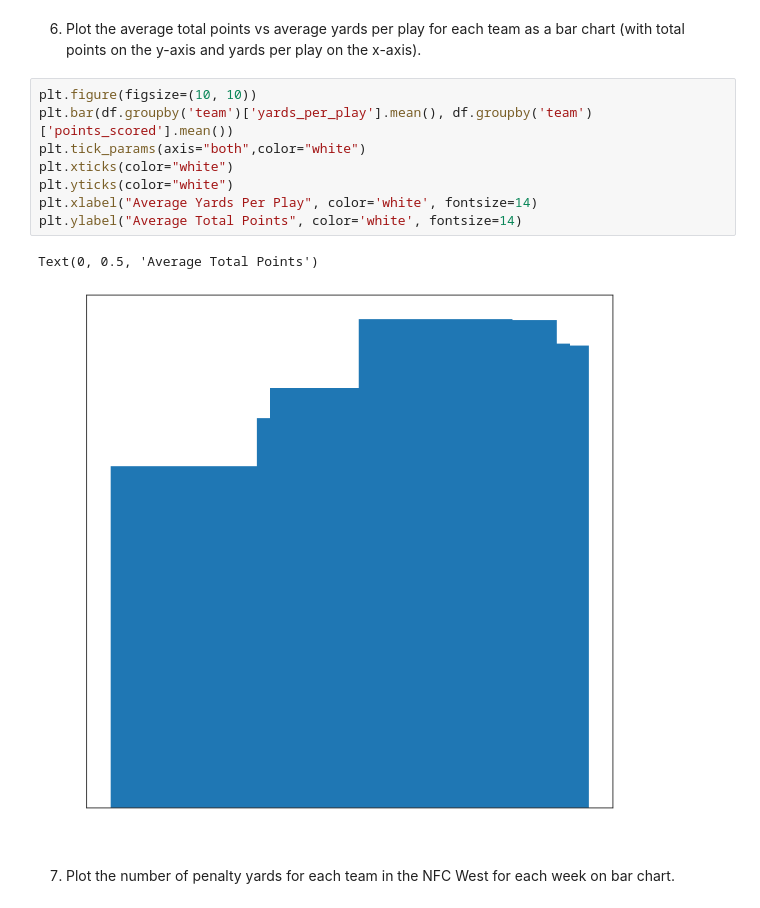
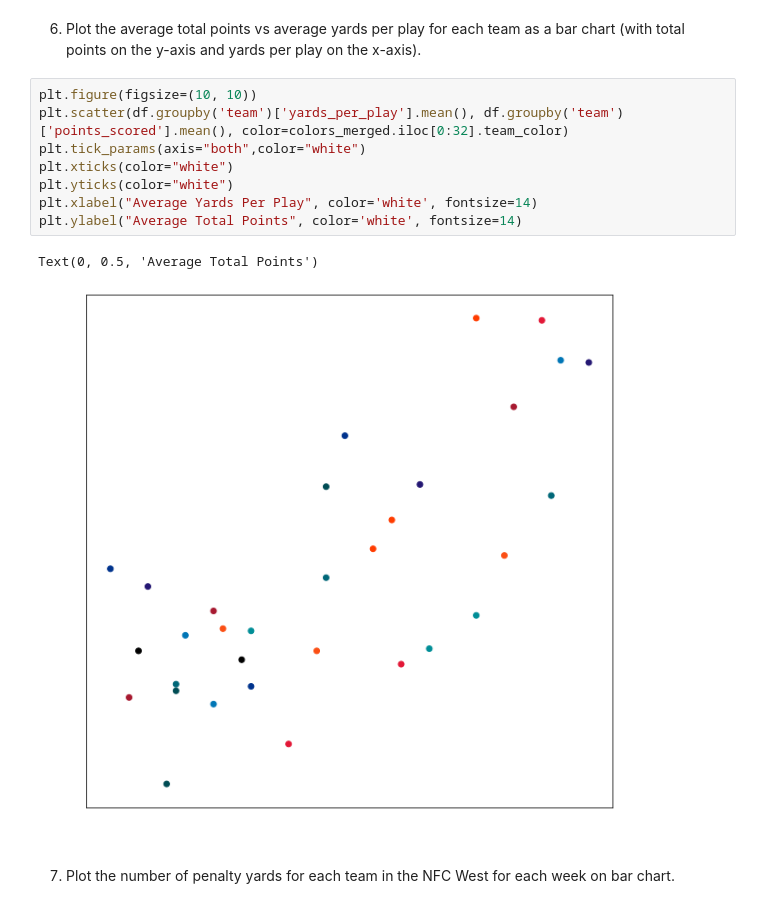
Before and after one commit to ABV-260510649/cis277-fa22-Lab5, a Jupyter notebook: Lab5.ipynb, the cells around one changed output. Saved outputs shown, nothing was run; the diff lists cells and outputs as text.

```diff
--- a/Lab5.ipynb
+++ b/Lab5.ipynb
@@ -164,15 +164,15 @@ plt.legend()
 6. Plot the average total points vs average yards per play for each team as a bar chart (with total points on the y-axis and yards per play on the x-axis).
 # %%
 plt.figure(figsize=(10, 10))
-plt.bar(df.groupby('team')['yards_per_play'].mean(), df.groupby('team')['points_scored'].mean())
+plt.scatter(df.groupby('team')['yards_per_play'].mean(), df.groupby('team')['points_scored'].mean(), color=colors_merged.iloc[0:32].team_color)
 plt.tick_params(axis="both",color="white")
 plt.xticks(color="white")
 plt.yticks(color="white")
 plt.xlabel("Average Yards Per Play", color='white', fontsize=14)
 plt.ylabel("Average Total Points", color='white', fontsize=14)
 # %% [output]
 Text(0, 0.5, 'Average Total Points')
-[figure, old version]
+[figure, new version]
 # %% [markdown]
 7. Plot the number of penalty yards for each team in the NFC West for each week on bar chart.
 # %%
```
